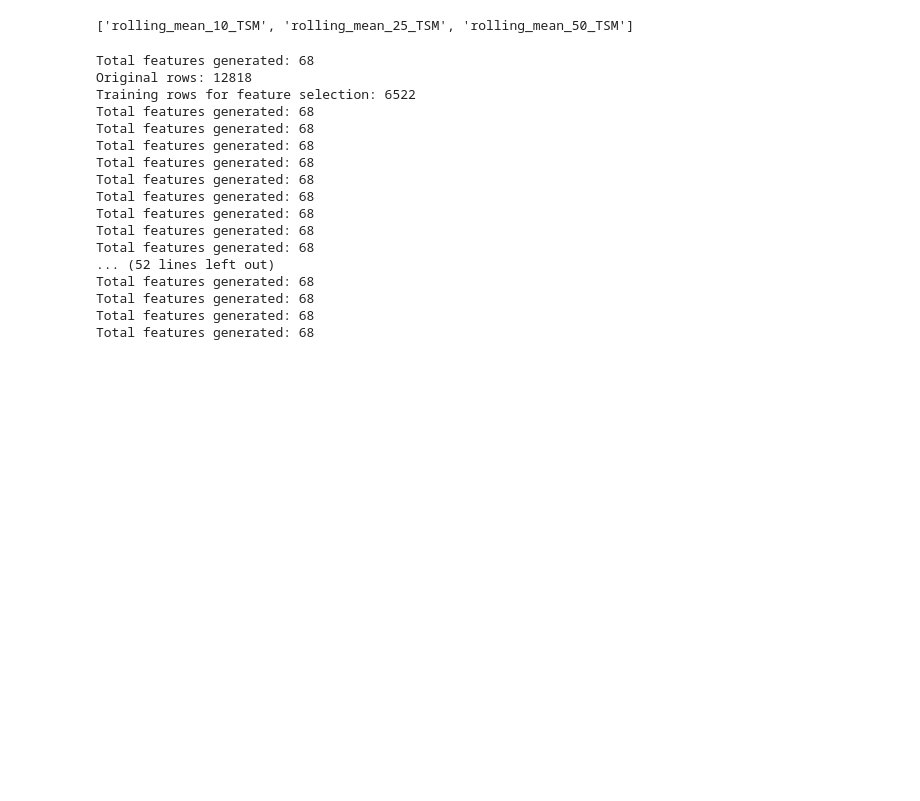
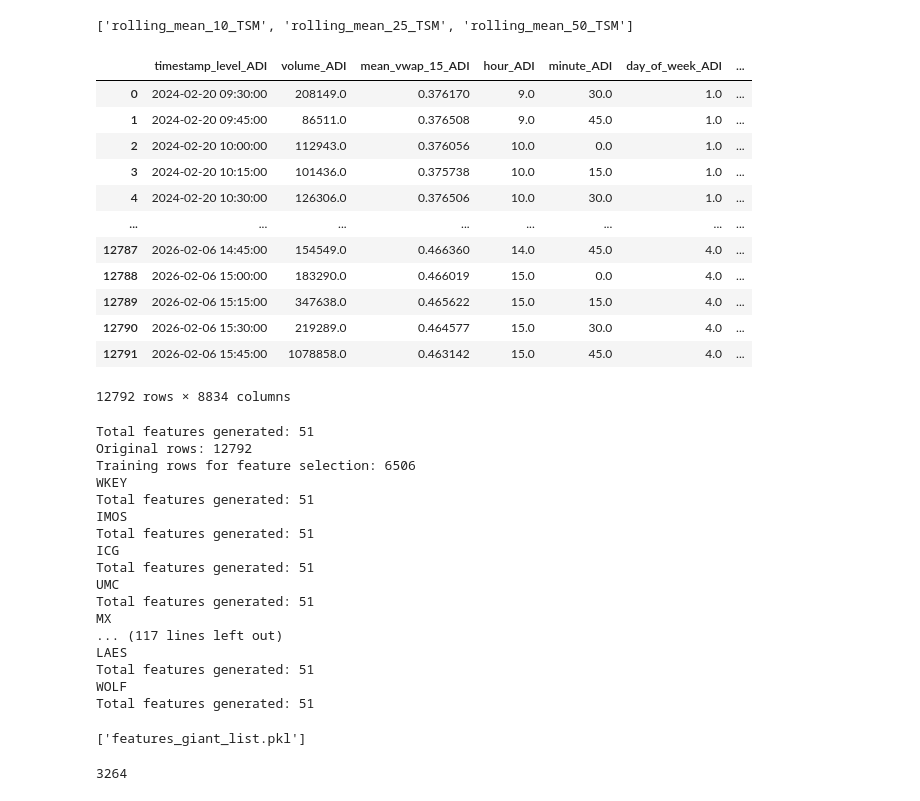
Before and after one commit to PocketLobster/Standard-And-Rich, a Jupyter notebook: standard_and_rich_500.ipynb, the cells around one changed output. Saved outputs shown, nothing was run; the diff lists cells and outputs as text; code cells hidden in the pictures; blank space fills up the shorter version.

Commit message:
Add files via upload
Added code file for feature engineering feature selection, and boosted forest training

```diff
--- a/standard_and_rich_500.ipynb
+++ b/standard_and_rich_500.ipynb
@@ -589,10 +581,30 @@ df2=pd.read_csv('ggp_rel_tables/semiconductors/ggp_TSM.csv')
 [c for c in df2.columns if 'rolling_mean_' in c]
 # %% [output]
 ['rolling_mean_10_TSM', 'rolling_mean_25_TSM', 'rolling_mean_50_TSM']
+# %%
+jino = pd.read_csv('feature_presentation_' + industry + '.csv')
+jino
+# %% [output]
+|  | timestamp_level_ADI | volume_ADI | mean_vwap_15_ADI | hour_ADI | minute_ADI | day_of_week_ADI | ... |
+| 0 | 2024-02-20 09:30:00 | 208149.0 | 0.376170 | 9.0 | 30.0 | 1.0 | ... |
+| 1 | 2024-02-20 09:45:00 | 86511.0 | 0.376508 | 9.0 | 45.0 | 1.0 | ... |
+| 2 | 2024-02-20 10:00:00 | 112943.0 | 0.376056 | 10.0 | 0.0 | 1.0 | ... |
+| 3 | 2024-02-20 10:15:00 | 101436.0 | 0.375738 | 10.0 | 15.0 | 1.0 | ... |
+| 4 | 2024-02-20 10:30:00 | 126306.0 | 0.376506 | 10.0 | 30.0 | 1.0 | ... |
+| ... | ... | ... | ... | ... | ... | ... | ... |
+| 12787 | 2026-02-06 14:45:00 | 154549.0 | 0.466360 | 14.0 | 45.0 | 4.0 | ... |
+| 12788 | 2026-02-06 15:00:00 | 183290.0 | 0.466019 | 15.0 | 0.0 | 4.0 | ... |
+| 12789 | 2026-02-06 15:15:00 | 347638.0 | 0.465622 | 15.0 | 15.0 | 4.0 | ... |
+| 12790 | 2026-02-06 15:30:00 | 219289.0 | 0.464577 | 15.0 | 30.0 | 4.0 | ... |
+| 12791 | 2026-02-06 15:45:00 | 1078858.0 | 0.463142 | 15.0 | 45.0 | 4.0 | ... |
+12792 rows × 8834 columns
 # %%
 #PREPROCESS 5: get jino and identify featrues/targets
+import pandas as pd
+import joblib
+industry = 'semiconductors'
 def get_features(s):
-    lags = [10, 25, 50, 75]  # lag days
+    lags = [10, 25, 50]  # lag days
     ptiles = [10, 30, 50, 70, 90]  # percentiles
     other_lag_metrics = [
         'rolling_avg_vol', 'relative_volume', 'volatility', 'z_score',
@@ -623,7 +635,7 @@ def get_features(s):
     return lag_features
 
 def get_non_feature_vars(s):
-    lags = [10, 25, 50, 75]  # lag days
+    lags = [10, 25, 50]  # lag days
     ptiles = [10, 30, 50, 70, 90]  # percentiles
     lag_ptile_vars=[]
     lag_vars=[]
@@ -676,26 +688,33 @@ get_rats=jino[[c for c in jino.columns if 'change_lead' in c]].columns
 #get_rats
 features_giant=[]
 for s in ind_stocks:
-    #print(s)
+    print(s)
     features_giant+=get_features(s)
 
 features_giant = [col for col in features_giant if 'nan' not in col]
+joblib.dump(features_giant, 'features_giant_list.pkl')
 # %% [output]
-Total features generated: 68
-Original rows: 12818
-Training rows for feature selection: 6522
-Total features generated: 68
-Total features generated: 68
-Total features generated: 68
-Total features generated: 68
-Total features generated: 68
-Total features generated: 68
-Total features generated: 68
-Total features generated: 68
-Total features generated: 68
-... (52 lines left out)
-Total features generated: 68
-Total features generated: 68
-Total features generated: 68
-Total features generated: 68
+Total features generated: 51
+Original rows: 12792
+Training rows for feature selection: 6506
+WKEY
+Total features generated: 51
+IMOS
+Total features generated: 51
+ICG
+Total features generated: 51
+UMC
+Total features generated: 51
+MX
+... (117 lines left out)
+LAES
+Total features generated: 51
+WOLF
+Total features generated: 51
+['features_giant_list.pkl']
+# %%
+features_giant = joblib.load('features_giant_list.pkl')
+len(features_giant)
+# %% [output]
+3264
 # %%
```
Also changed, not shown: parts of 22 cells of this notebook.
